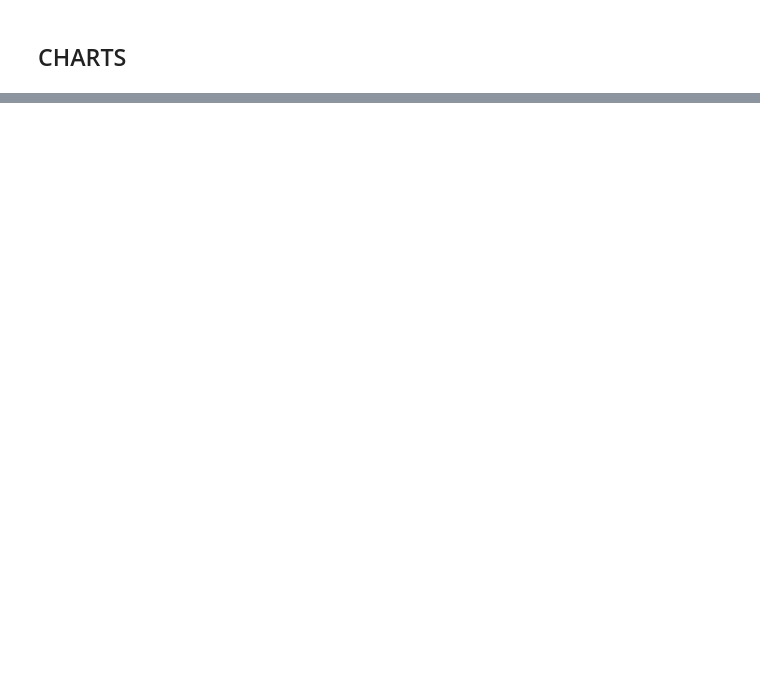
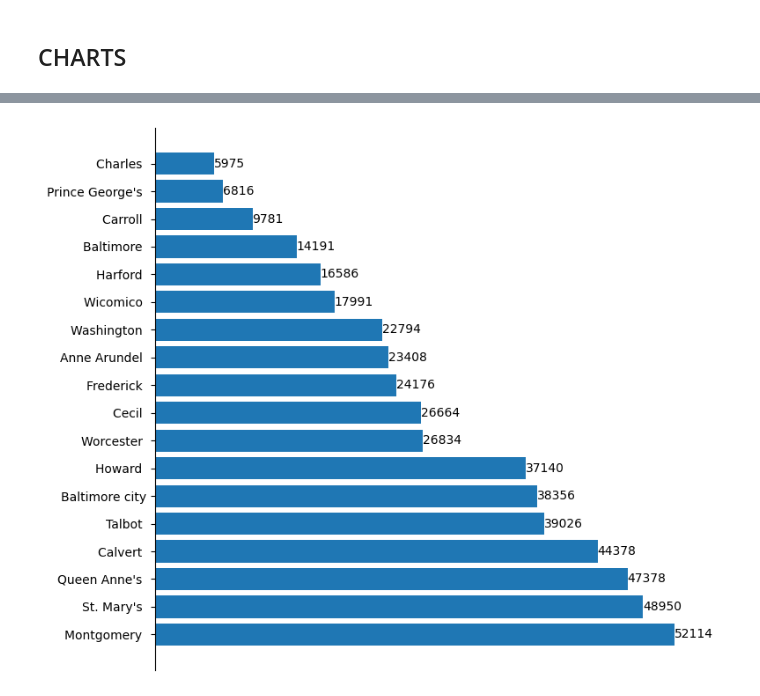
Before and after one commit to Jenkir/census-demographics-city-level, a Jupyter notebook: ACS-city-demographics-API090423.ipynb, the cells around one changed output, grey strips where cells are left out. Saved outputs shown, nothing was run; the diff lists cells and outputs as text; code cells hidden in the pictures; blank space fills up the shorter version.

```diff
--- a/ACS-city-demographics-API090423.ipynb
+++ b/ACS-city-demographics-API090423.ipynb
@@ -164,0 +433,16 @@ counties_df = counties_df.set_index("NAME")
+# %%
+fig, ax = plt.subplots(figsize=(8,8))
+bars = plt.barh(income_gap_df['Location'], income_gap_df["HH_income_gap"])
+
+# remove edges of chart by using ax.spines
+ax.spines[['right','top', 'bottom']].set_visible(False)
+
+# hide x axis
+ax.xaxis.set_visible(False)
+
+# use matplotlib bar_label function to add labels for income gap amounts
+ax.bar_label(bars)
+
+plt.show()
+# %% [output]
+[figure, added]
```
Also changed, not shown: parts of 29 cells of this notebook, 2 other files.
